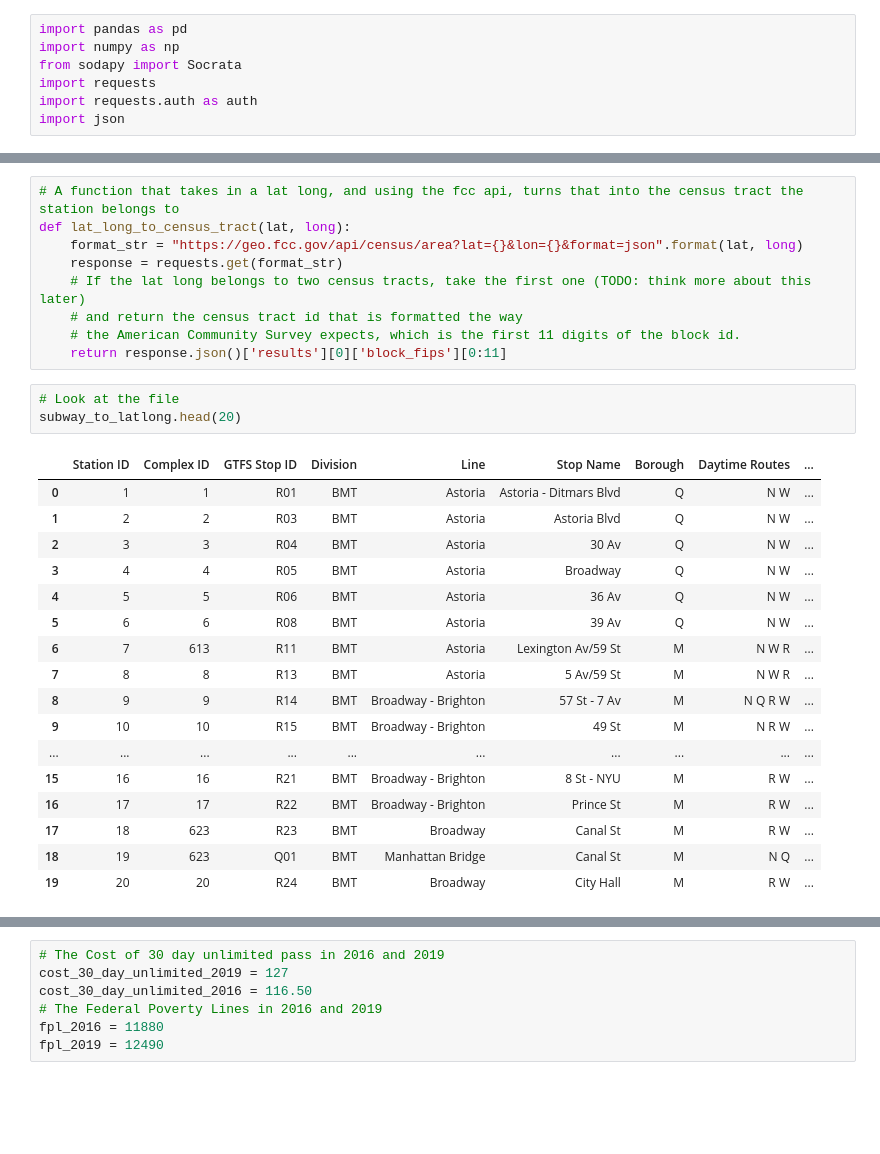
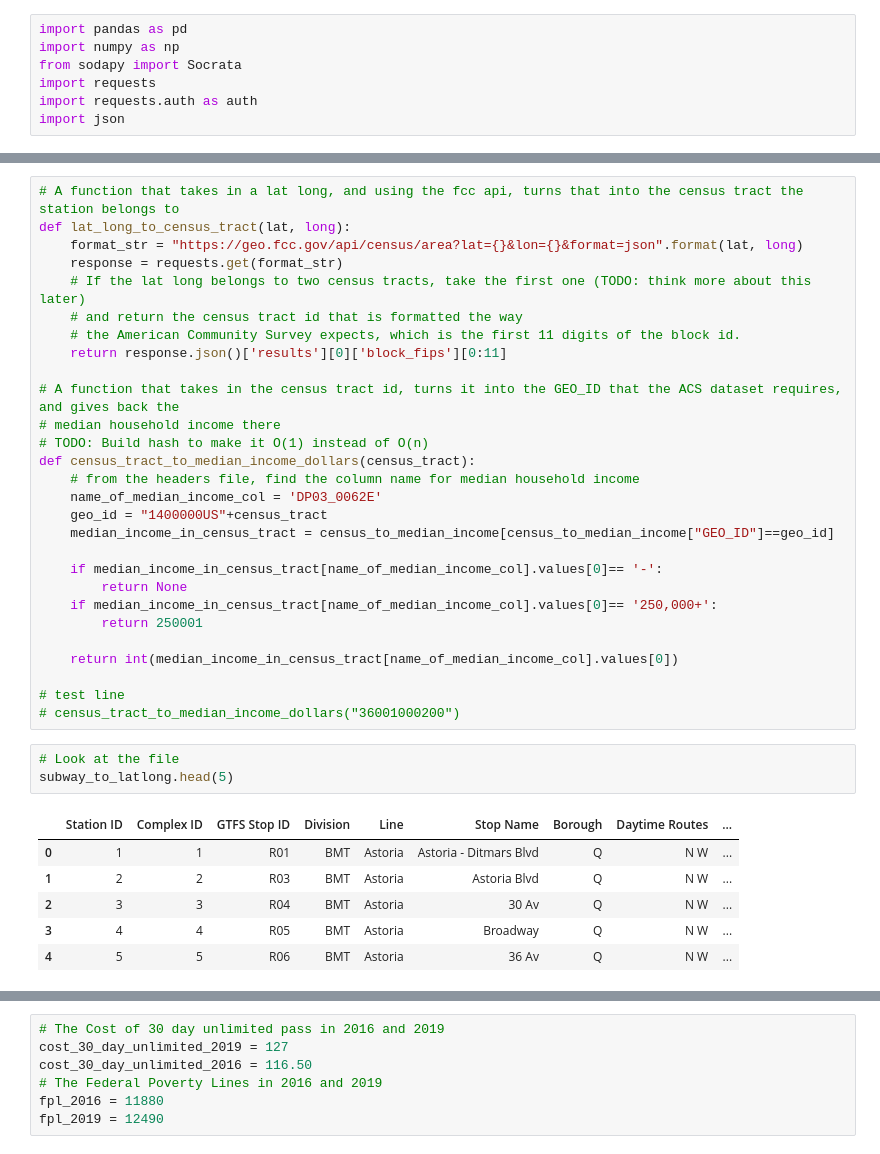
Before and after one commit to ilica/fairfares, a Jupyter notebook: DraftDataAnalysis.ipynb, the cells around one changed output, grey strips where cells are left out. Saved outputs shown, nothing was run; the diff lists cells and outputs as text; blank space fills up the shorter version.

```diff
--- a/DraftDataAnalysis.ipynb
+++ b/DraftDataAnalysis.ipynb
@@ -22,24 +30,32 @@ def lat_long_to_census_tract(lat, long):
     # and return the census tract id that is formatted the way
     # the American Community Survey expects, which is the first 11 digits of the block id.
     return response.json()['results'][0]['block_fips'][0:11]
+
+# A function that takes in the census tract id, turns it into the GEO_ID that the ACS dataset requires, and gives back the
+# median household income there
+# TODO: Build hash to make it O(1) instead of O(n)
+def census_tract_to_median_income_dollars(census_tract):
+    # from the headers file, find the column name for median household income
+    name_of_median_income_col = 'DP03_0062E'
+    geo_id = "1400000US"+census_tract
+    median_income_in_census_tract = census_to_median_income[census_to_median_income["GEO_ID"]==geo_id]
+
+    if median_income_in_census_tract[name_of_median_income_col].values[0]== '-':
+        return None
+    if median_income_in_census_tract[name_of_median_income_col].values[0]== '250,000+':
+        return 250001
+
+    return int(median_income_in_census_tract[name_of_median_income_col].values[0])
+
+# test line
+# census_tract_to_median_income_dollars("36001000200")
 # %%
 # Look at the file
-subway_to_latlong.head(20)
+subway_to_latlong.head(5)
 # %% [output]
 |  | Station ID | Complex ID | GTFS Stop ID | Division | Line | Stop Name | Borough | Daytime Routes | ... |
 | 0 | 1 | 1 | R01 | BMT | Astoria | Astoria - Ditmars Blvd | Q | N W | ... |
 | 1 | 2 | 2 | R03 | BMT | Astoria | Astoria Blvd | Q | N W | ... |
 | 2 | 3 | 3 | R04 | BMT | Astoria | 30 Av | Q | N W | ... |
 | 3 | 4 | 4 | R05 | BMT | Astoria | Broadway | Q | N W | ... |
 | 4 | 5 | 5 | R06 | BMT | Astoria | 36 Av | Q | N W | ... |
-| 5 | 6 | 6 | R08 | BMT | Astoria | 39 Av | Q | N W | ... |
-| 6 | 7 | 613 | R11 | BMT | Astoria | Lexington Av/59 St | M | N W R | ... |
-| 7 | 8 | 8 | R13 | BMT | Astoria | 5 Av/59 St | M | N W R | ... |
-| 8 | 9 | 9 | R14 | BMT | Broadway - Brighton | 57 St - 7 Av | M | N Q R W | ... |
-| 9 | 10 | 10 | R15 | BMT | Broadway - Brighton | 49 St | M | N R W | ... |
-| ... | ... | ... | ... | ... | ... | ... | ... | ... | ... |
-| 15 | 16 | 16 | R21 | BMT | Broadway - Brighton | 8 St - NYU | M | R W | ... |
-| 16 | 17 | 17 | R22 | BMT | Broadway - Brighton | Prince St | M | R W | ... |
-| 17 | 18 | 623 | R23 | BMT | Broadway | Canal St | M | R W | ... |
-| 18 | 19 | 623 | Q01 | BMT | Manhattan Bridge | Canal St | M | N Q | ... |
-| 19 | 20 | 20 | R24 | BMT | Broadway | City Hall | M | R W | ... |
```
Also changed, not shown: parts of 12 cells of this notebook.
